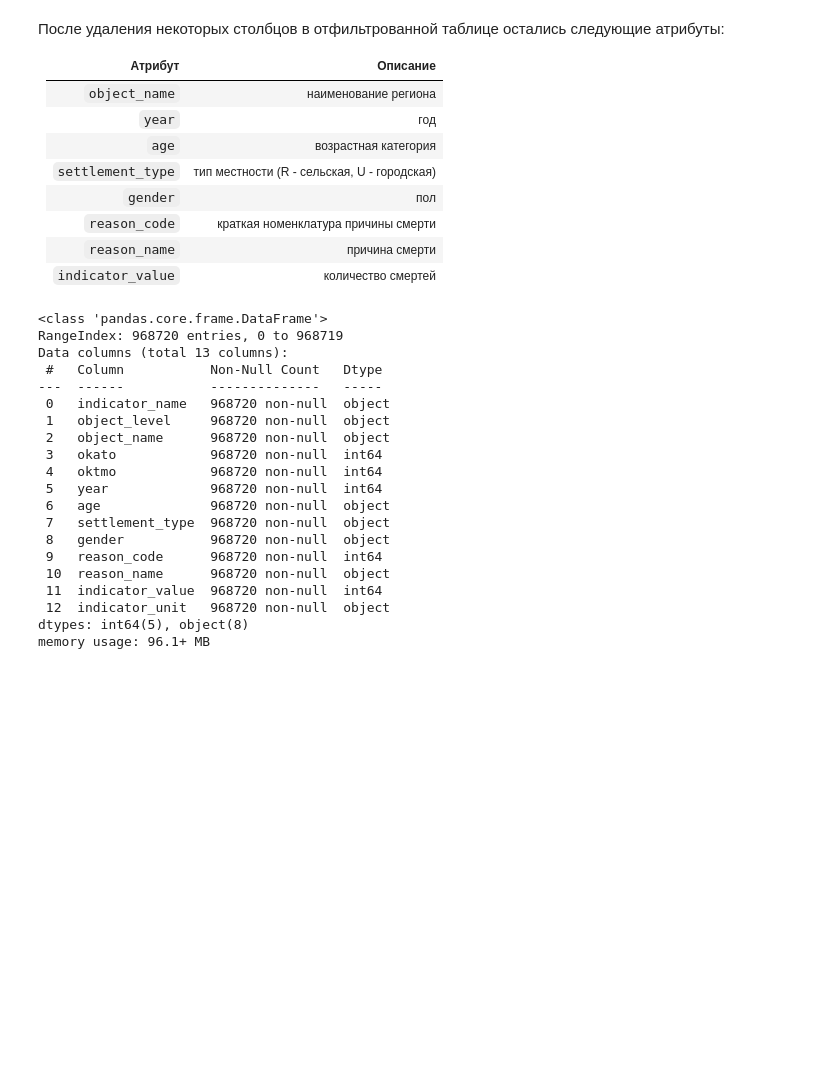
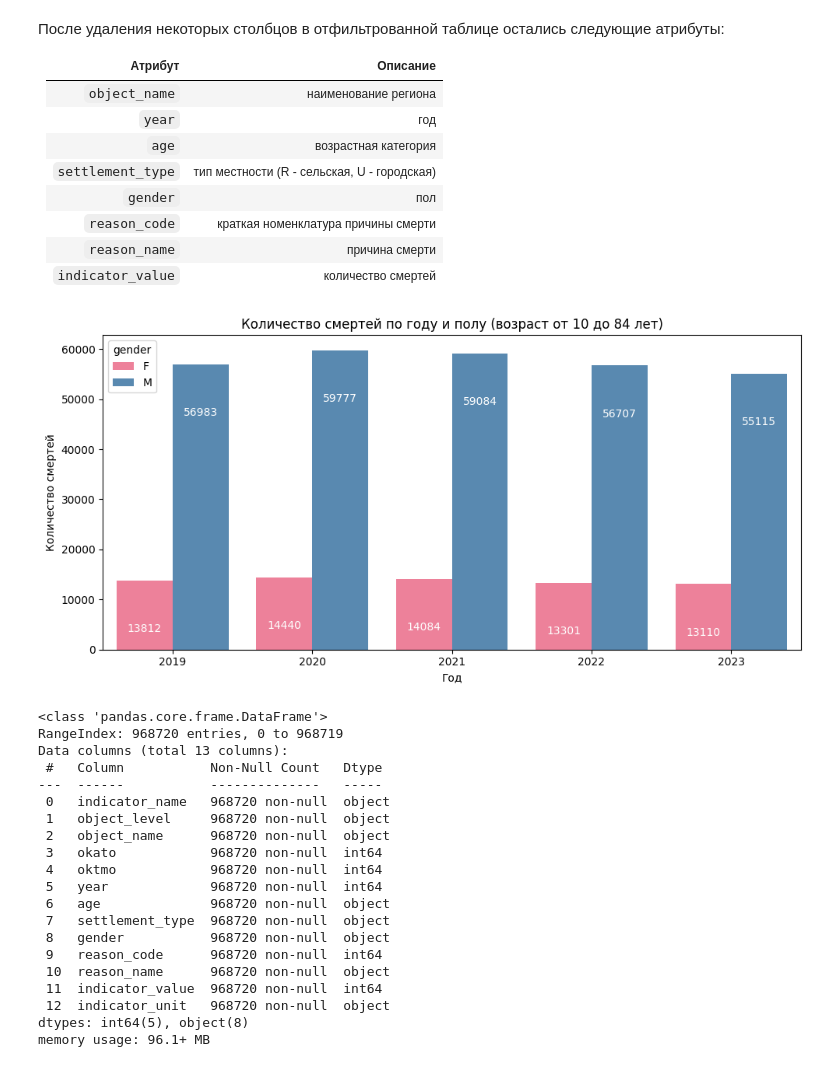
Before and after one commit to lidaEYE/despair-deaths-analysis, a Jupyter notebook: analysis.ipynb, the cells around one changed output. Drawn from its saved outputs; the diff is of its cells as text; code cells hidden in the pictures; blank space fills up the shorter version.

```diff
--- a/analysis.ipynb
+++ b/analysis.ipynb
@@ -154,3 +158,22 @@ pd.set_option('display.max_columns', None) # для показа всех кол
+# %%
+# Группируем данные по возрасту и полу
+result_1 = df_filtered.groupby(['year', 'gender'])['indicator_value'].sum().reset_index()
+
+plt.figure(figsize=(10, 5))
+custom_colors = {'M': '#4B8BBE', 'F': '#FF6F91'} # словарь цветов для графика
+ax = sns.barplot(x='year', y='indicator_value', hue='gender', data=result_1, palette=custom_colors)
+
+for i in ax.containers:
+    ax.bar_label(i, fmt='%.0f', padding=-50, color='white')
+
+plt.xlabel('Год')
+plt.ylabel('Количество смертей')
+plt.title('Количество смертей по году и полу (возраст от 10 до 84 лет)')
+plt.xticks()
+plt.tight_layout()
+plt.show()
+# %% [output]
+[figure, added]
 # %%
 df.info() # выводит всю информацию по дф (кол-во ненулевых значений и тип данных)
 # %% [output]
```
Also changed, not shown: parts of 6 cells of this notebook.
